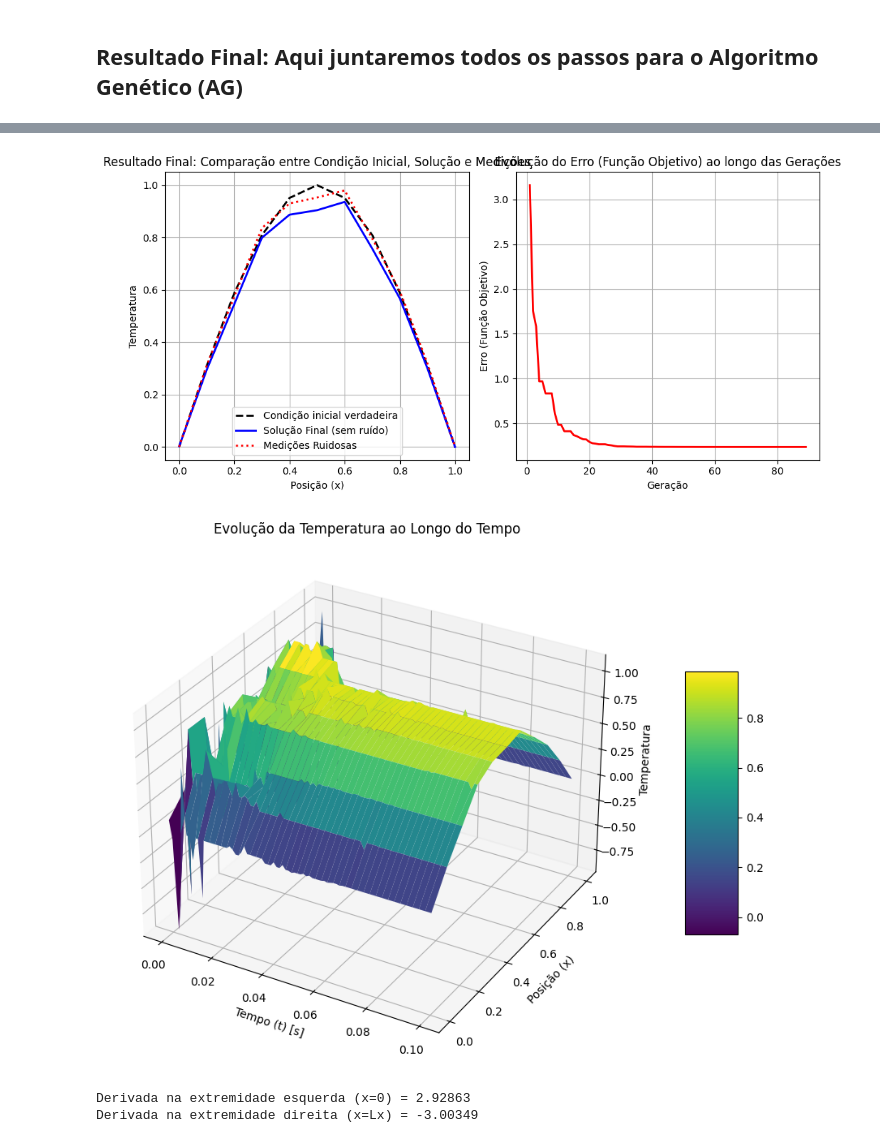
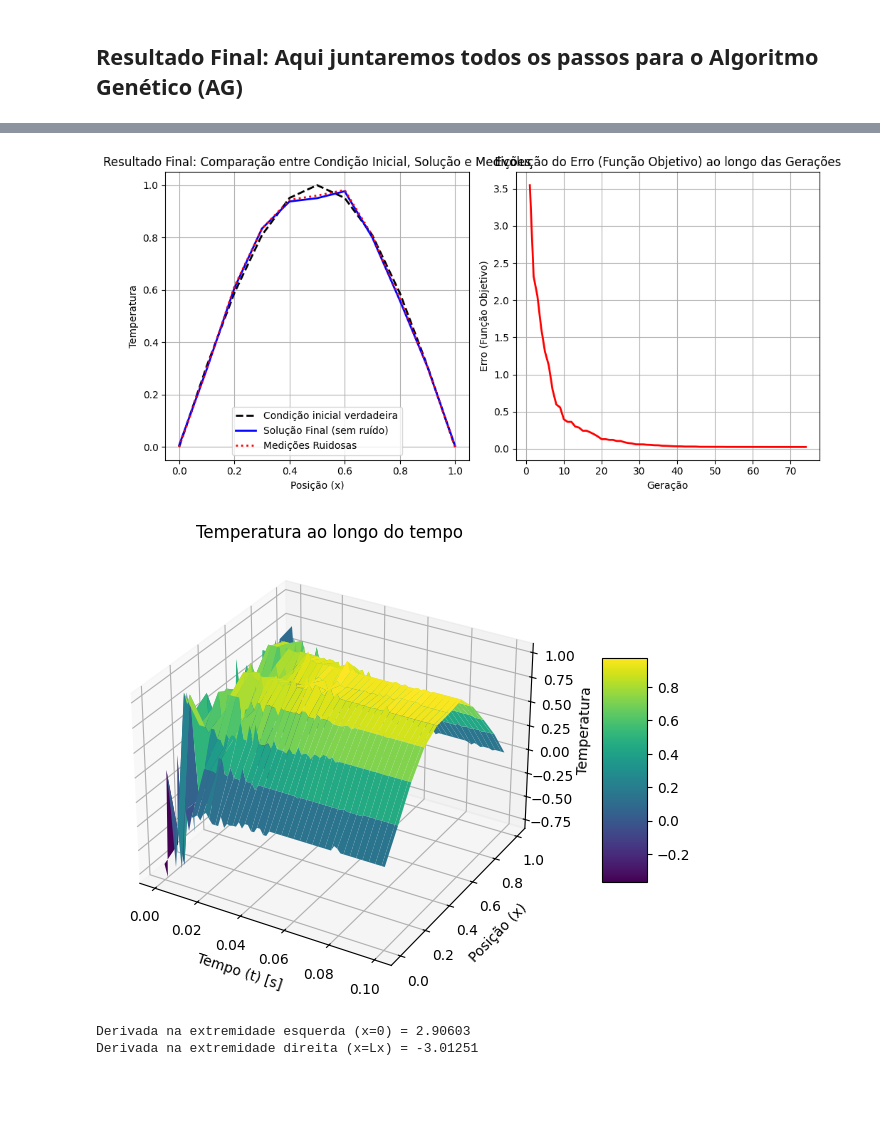
Before and after one commit to lourencocavalcante/CAP-340-Problemas-Inversos, a Jupyter notebook: CAP340_Trabalho_Problemas_Inversos_Lourenco.ipynb, the cells around one changed output, grey strips where cells are left out. Cells and saved outputs as stored; diff of their text form; code cells hidden in the pictures; blank space fills up the shorter version.

```diff
--- a/CAP340_Trabalho_Problemas_Inversos_Lourenco.ipynb
+++ b/CAP340_Trabalho_Problemas_Inversos_Lourenco.ipynb
@@ -346,7 +347,7 @@ elite_fraction = 0.3          # Proporção da população preservada como elite
 initial_mutation_rate = 0.05  # Taxa inicial de mutação
 mutation_decay = 0.99         # Decaimento da mutação
 convergence_threshold = 0.000001  # Critério de parada baseado na convergência
-beta = 0.05                  # Parâmetro de regularização
+beta = 0.005                  # Parâmetro de regularização
 
 # Importando as funções que já definimos anteriormente
 def objective_function(f, T_obs, positions):
@@ -487,45 +488,45 @@ axes[1].grid()
 plt.tight_layout()  # Ajusta o layout para evitar sobreposição de elementos
 plt.show()
 # %% [output]
-[figure, old version]
+[figure, new version]
 # %%
 import matplotlib.pyplot as plt
 from mpl_toolkits.mplot3d import Axes3D
 import numpy as np
 
 # Visualização dos Resultados
-fig = plt.figure(figsize=(14, 7))
+fig = plt.figure(figsize=(10, 5))
 
 # Adicionar um subplot 3D
 ax = fig.add_subplot(111, projection='3d')
 
 # Definir a variável de tempo (já que t = 10^-2 segundos, temos o número de passos de tempo de acordo com sua simulação)
 time_steps = len(solutions_over_time)  # Total de passos de tempo
 t_values = np.linspace(0, 10e-2, time_steps)  # Assumindo t = 10^-2 segundos como limite
 
 # Criar uma matriz de Z para a evolução das temperaturas
 T_values = np.array([solutions_over_time[i] for i in range(time_steps)])
 
 # t (tempo) no eixo Z, x na frente e a temperatura será a cor
 T, X = np.meshgrid(t_values, x)
 
 # Plotando a superfície 3D, com t na frente (no eixo Z)
 surf = ax.plot_surface(T, X, T_values.T, cmap='viridis', edgecolor='none')
 
 # Adicionando título e rótulos aos eixos
 ax.set_title("Temperatura ao longo do tempo")
 ax.set_xlabel("Tempo (t) [s]")
 ax.set_ylabel("Posição (x)")
 ax.set_zlabel("Temperatura")
 
 # Adicionando a barra de cores para indicar os valores de temperatura
 fig.colorbar(surf, shrink=0.5, aspect=5)
 
 # Ajuste final para exibição
 plt.tight_layout()
 plt.show()
 # %% [output]
-[figure, old version]
+[figure, new version]
 # %%
 # Verificação das condições de contorno
 def check_conditions(T_final, dx):
@@ -556,5 +557,5 @@ def check_conditions(T_final, dx):
 # Verificar após a solução do problema direto
 left_d, right_d = check_conditions(best_solution, dx)
 # %% [output]
-Derivada na extremidade esquerda (x=0) = 2.92863
-Derivada na extremidade direita (x=Lx) = -3.00349
+Derivada na extremidade esquerda (x=0) = 2.90603
+Derivada na extremidade direita (x=Lx) = -3.01251
```
Also changed, not shown: parts of 4 cells of this notebook.
